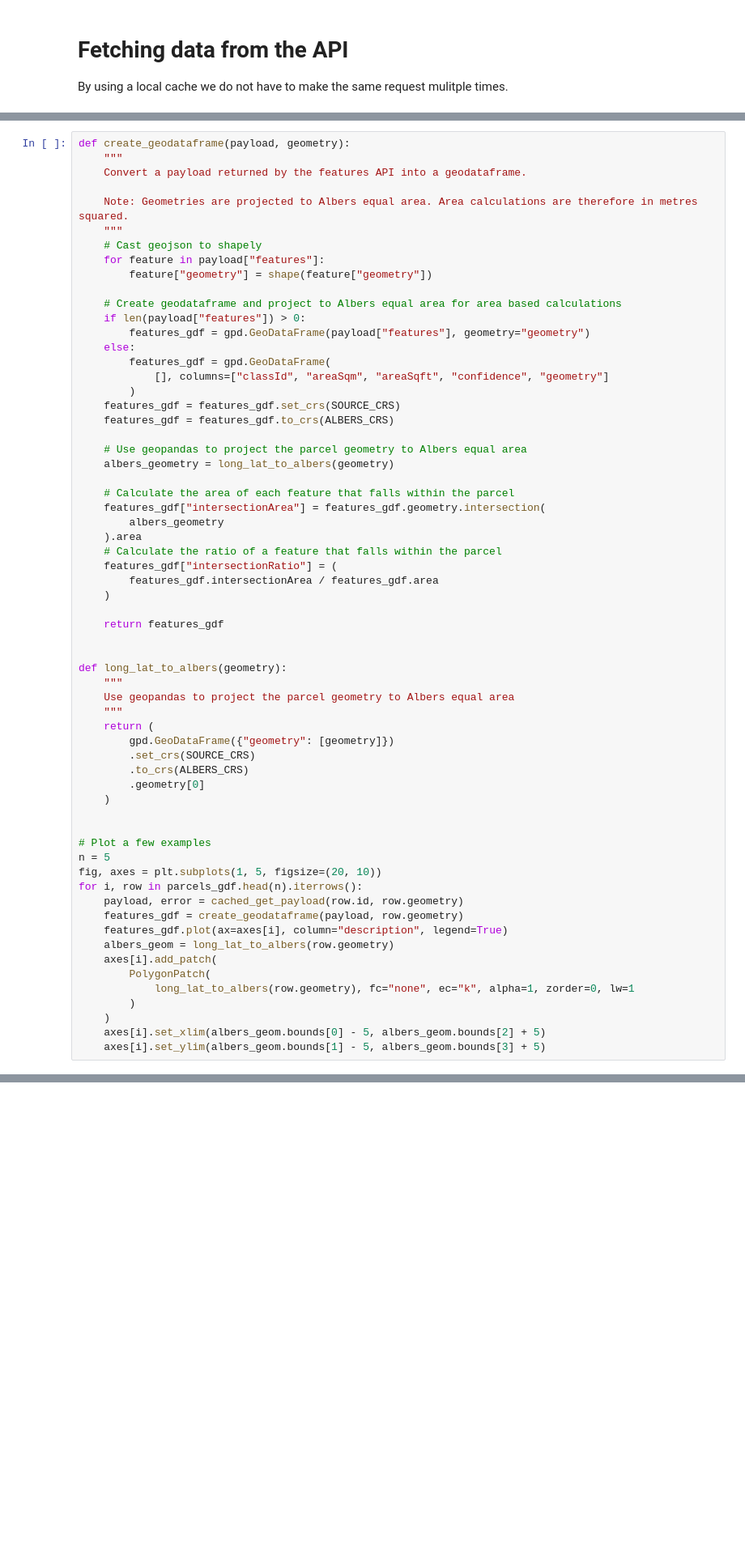
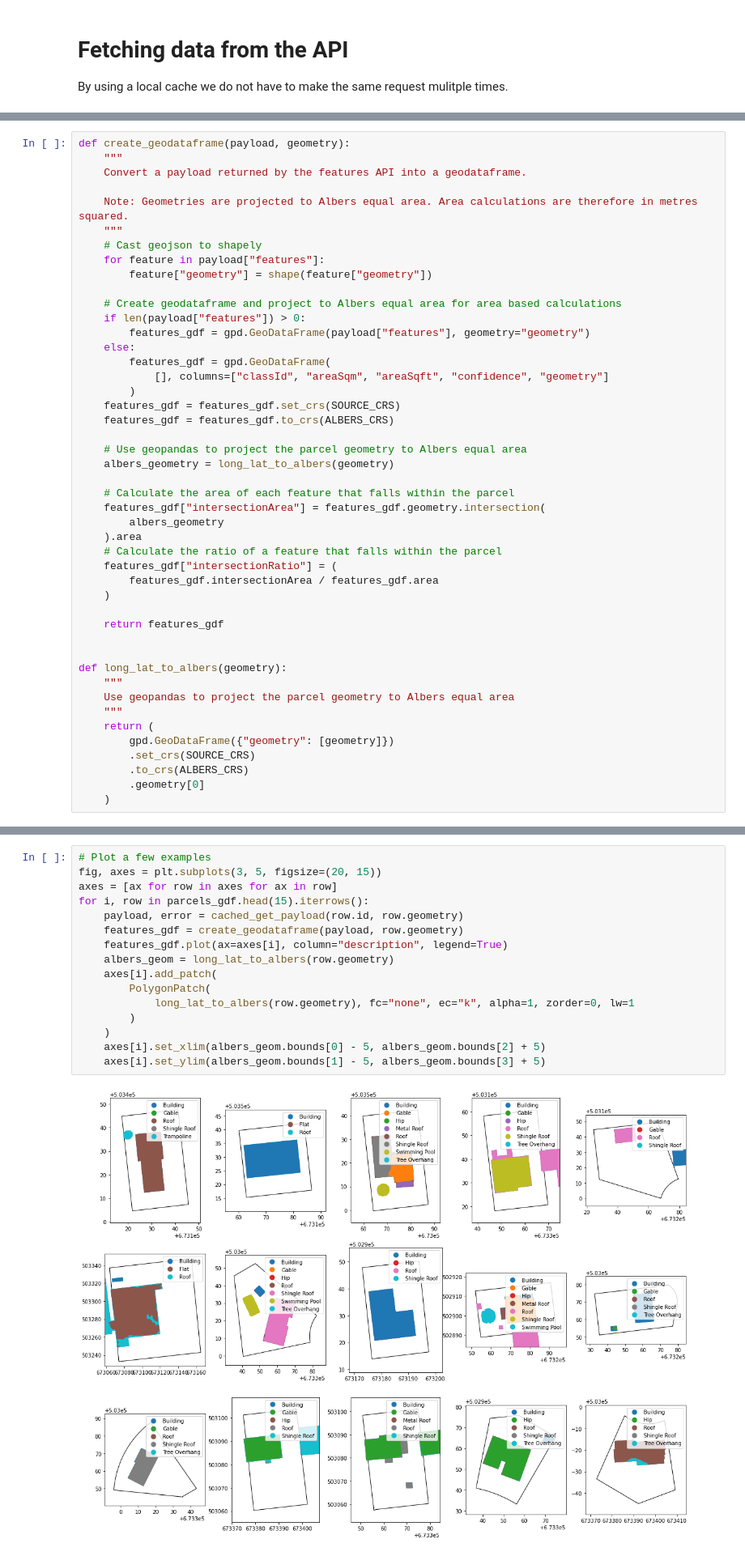
Before and after one commit to nearmap/nmaipy, a Jupyter notebook: ai-feature-api/Parcel_rollup.ipynb, the cells around one changed output, grey strips where cells are left out. Shown at 81% size. Cells and saved outputs as stored; diff of their text form; blank space fills up the shorter version.

```diff
--- a/ai-feature-api/Parcel_rollup.ipynb
+++ b/ai-feature-api/Parcel_rollup.ipynb
@@ -240,21 +263,4 @@ def long_lat_to_albers(geometry):
         .to_crs(ALBERS_CRS)
         .geometry[0]
     )
-
-
-# Plot a few examples
-n = 5
-fig, axes = plt.subplots(1, 5, figsize=(20, 10))
-for i, row in parcels_gdf.head(n).iterrows():
-    payload, error = cached_get_payload(row.id, row.geometry)
-    features_gdf = create_geodataframe(payload, row.geometry)
-    features_gdf.plot(ax=axes[i], column="description", legend=True)
-    albers_geom = long_lat_to_albers(row.geometry)
-    axes[i].add_patch(
-        PolygonPatch(
-            long_lat_to_albers(row.geometry), fc="none", ec="k", alpha=1, zorder=0, lw=1
-        )
-    )
-    axes[i].set_xlim(albers_geom.bounds[0] - 5, albers_geom.bounds[2] + 5)
-    axes[i].set_ylim(albers_geom.bounds[1] - 5, albers_geom.bounds[3] + 5)
 # %% [output]
@@ -264,0 +268,18 @@ for i, row in parcels_gdf.head(n).iterrows():
+# %%
+# Plot a few examples
+fig, axes = plt.subplots(3, 5, figsize=(20, 15))
+axes = [ax for row in axes for ax in row]
+for i, row in parcels_gdf.head(15).iterrows():
+    payload, error = cached_get_payload(row.id, row.geometry)
+    features_gdf = create_geodataframe(payload, row.geometry)
+    features_gdf.plot(ax=axes[i], column="description", legend=True)
+    albers_geom = long_lat_to_albers(row.geometry)
+    axes[i].add_patch(
+        PolygonPatch(
+            long_lat_to_albers(row.geometry), fc="none", ec="k", alpha=1, zorder=0, lw=1
+        )
+    )
+    axes[i].set_xlim(albers_geom.bounds[0] - 5, albers_geom.bounds[2] + 5)
+    axes[i].set_ylim(albers_geom.bounds[1] - 5, albers_geom.bounds[3] + 5)
+# %% [output]
+[figure, added]
```
Also changed, not shown: parts of 34 cells of this notebook.
